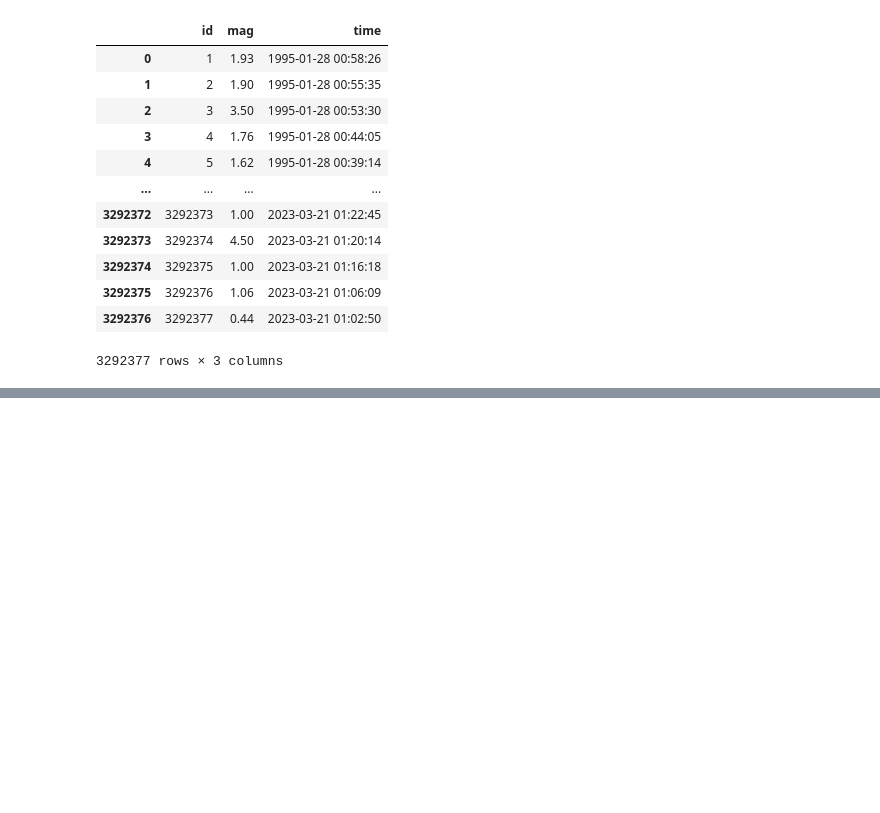
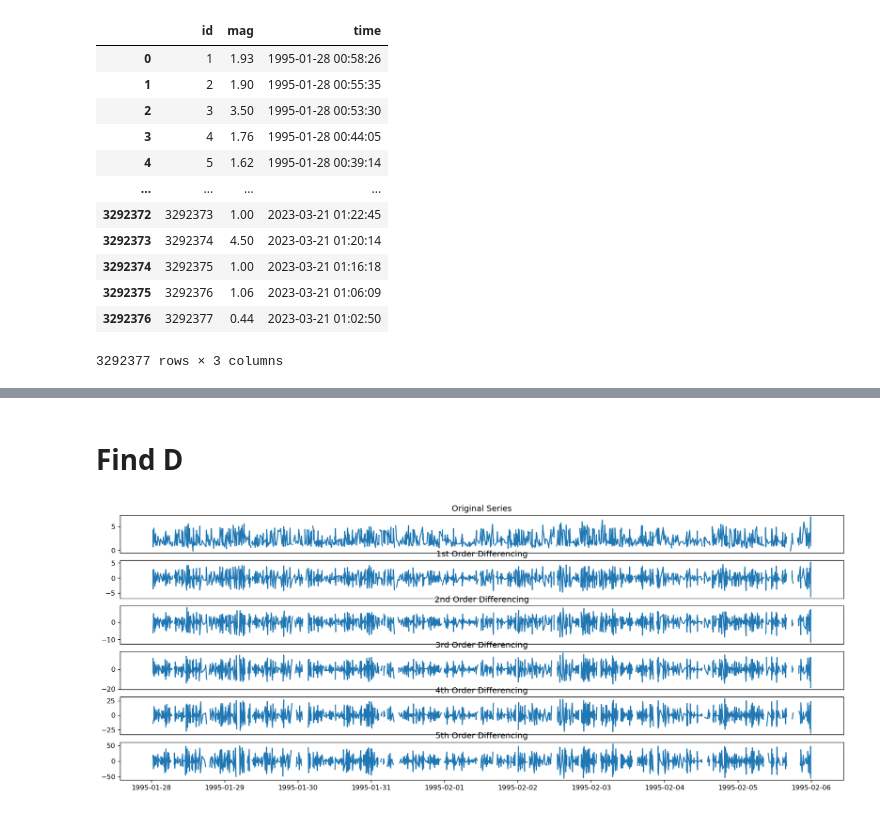
Before and after one commit to KonWys01/WebAppToAssessEarthquakeRisk, a Jupyter notebook: backend/machine_learning/main.ipynb, the cells around one changed output, grey strips where cells are left out. Saved outputs shown, nothing was run; the diff lists cells and outputs as text; code cells hidden in the pictures; blank space fills up the shorter version.

```diff
--- a/backend/machine_learning/main.ipynb
+++ b/backend/machine_learning/main.ipynb
@@ -72,0 +183,22 @@ plt.scatter(filtered['time'], filtered['mag'], s=[3])
+# %% [markdown]
+# Find D
+# %%
+# Finding D
+plt.rcParams.update({'figure.figsize':(19,7), 'figure.dpi':120})
+
+# Original Series
+fig, (ax1, ax2, ax3, ax4, ax5, ax6) = plt.subplots(6)
+ax1.plot(training_earthquakes); ax1.set_title('Original Series'); ax1.axes.xaxis.set_visible(False)
+# 1st Differencing
+ax2.plot(training_earthquakes.diff()); ax2.set_title('1st Order Differencing'); ax2.axes.xaxis.set_visible(False)
+# 2nd Differencing
+ax3.plot(training_earthquakes.diff().diff()); ax3.set_title('2nd Order Differencing'); ax3.axes.xaxis.set_visible(False)
+# 3rd Differencing
+ax4.plot(training_earthquakes.diff().diff().diff()); ax4.set_title('3rd Order Differencing'); ax4.axes.xaxis.set_visible(False)
+# 4th Differencing
+ax5.plot(training_earthquakes.diff().diff().diff().diff()); ax5.set_title('4th Order Differencing'); ax5.axes.xaxis.set_visible(False)
+# 5th Differencing
+ax6.plot(training_earthquakes.diff().diff().diff().diff().diff()); ax6.set_title('5th Order Differencing')
+plt.show()
+# %% [output]
+[figure, added]
```
Also changed, not shown: parts of 27 cells of this notebook, 2 other files.
